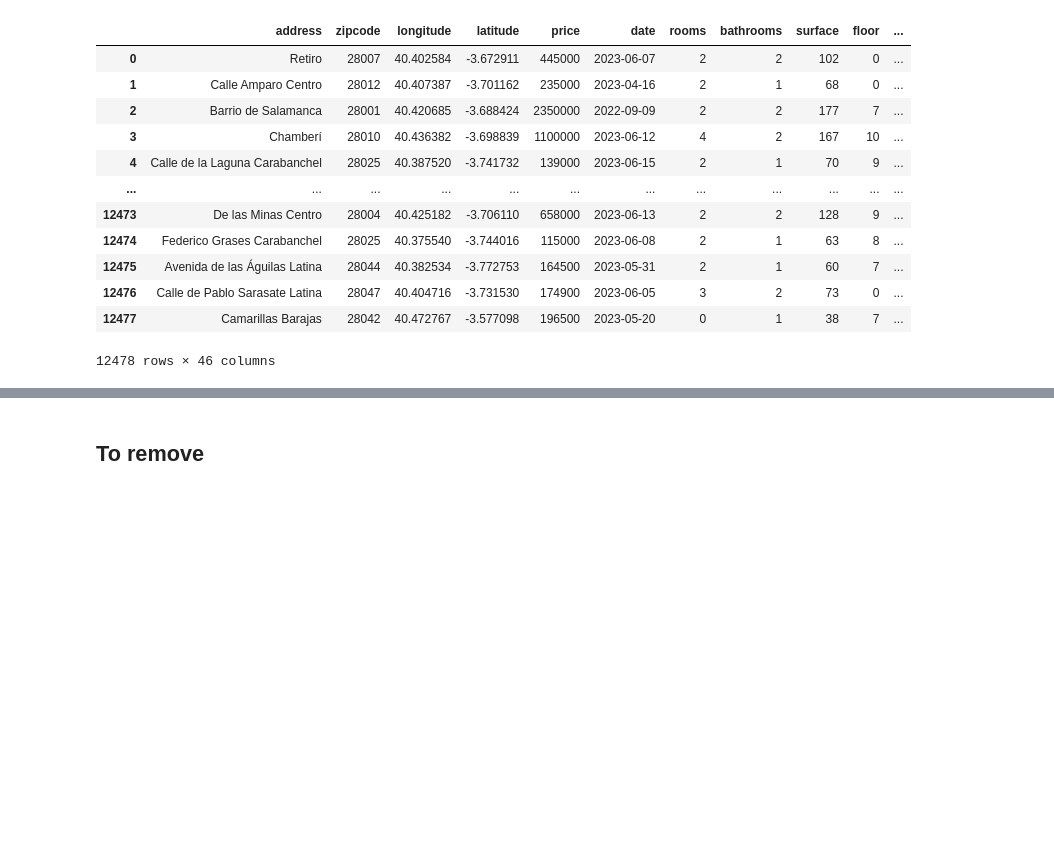
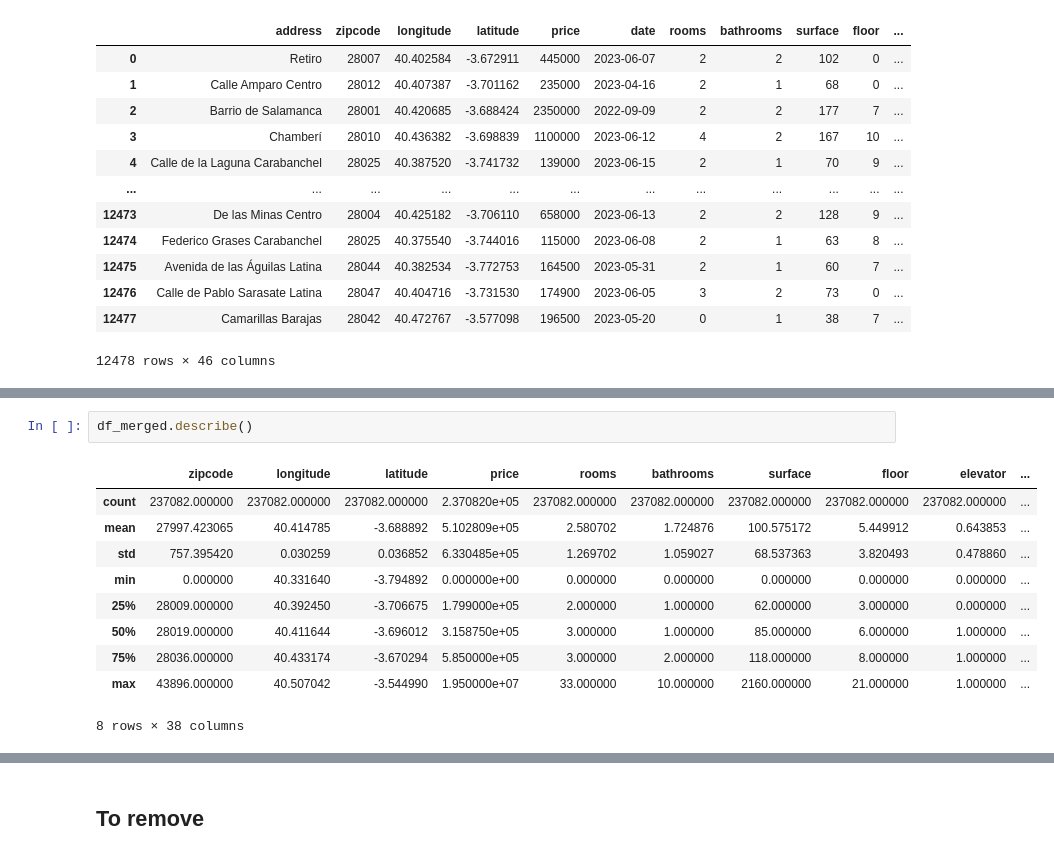
Before and after one commit to fernandez-a/House-price-predictor, a Jupyter notebook: notebooks/00_data_preparation.ipynb, the cells around one changed output, grey strips where cells are left out. Saved outputs shown, nothing was run; the diff lists cells and outputs as text; blank space fills up the shorter version.

```diff
--- a/notebooks/00_data_preparation.ipynb
+++ b/notebooks/00_data_preparation.ipynb
@@ -613,0 +584,13 @@ NameError: name 'df_housing_left2' is not defined
+# %%
+df_merged.describe()
+# %% [output]
+|  | zipcode | longitude | latitude | price | rooms | bathrooms | surface | floor | elevator | ... |
+| count | 237082.000000 | 237082.000000 | 237082.000000 | 2.370820e+05 | 237082.000000 | 237082.000000 | 237082.000000 | 237082.000000 | 237082.000000 | ... |
+| mean | 27997.423065 | 40.414785 | -3.688892 | 5.102809e+05 | 2.580702 | 1.724876 | 100.575172 | 5.449912 | 0.643853 | ... |
+| std | 757.395420 | 0.030259 | 0.036852 | 6.330485e+05 | 1.269702 | 1.059027 | 68.537363 | 3.820493 | 0.478860 | ... |
+| min | 0.000000 | 40.331640 | -3.794892 | 0.000000e+00 | 0.000000 | 0.000000 | 0.000000 | 0.000000 | 0.000000 | ... |
+| 25% | 28009.000000 | 40.392450 | -3.706675 | 1.799000e+05 | 2.000000 | 1.000000 | 62.000000 | 3.000000 | 0.000000 | ... |
+| 50% | 28019.000000 | 40.411644 | -3.696012 | 3.158750e+05 | 3.000000 | 1.000000 | 85.000000 | 6.000000 | 1.000000 | ... |
+| 75% | 28036.000000 | 40.433174 | -3.670294 | 5.850000e+05 | 3.000000 | 2.000000 | 118.000000 | 8.000000 | 1.000000 | ... |
+| max | 43896.000000 | 40.507042 | -3.544990 | 1.950000e+07 | 33.000000 | 10.000000 | 2160.000000 | 21.000000 | 1.000000 | ... |
+8 rows × 38 columns
```
Also changed, not shown: parts of 38 cells of this notebook, 1 other file.
